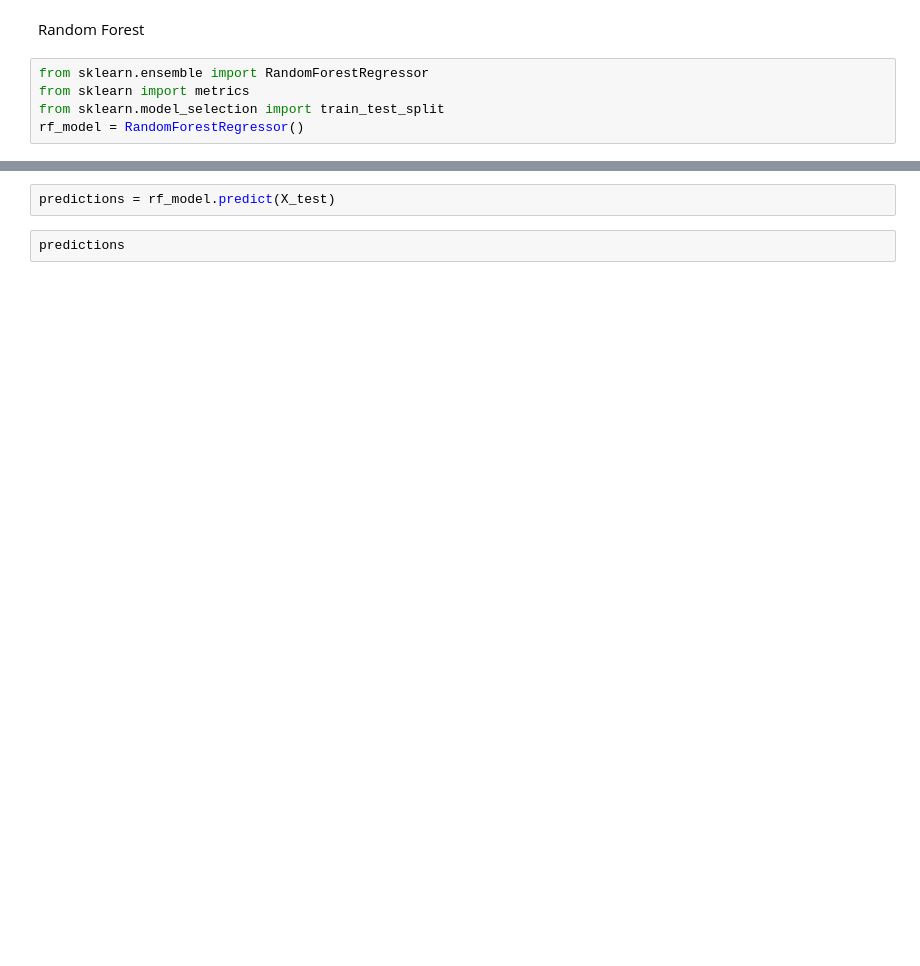
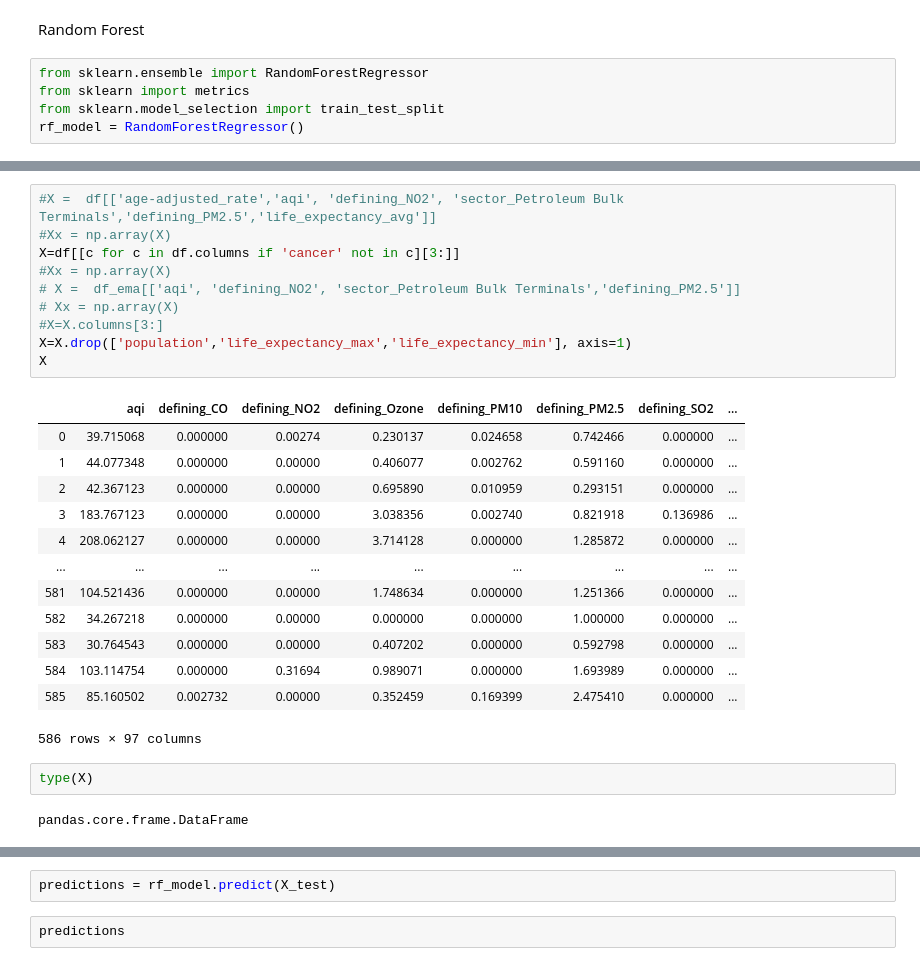
Before and after one commit to adharangaonkar/Health-Consequences-of-Increasing-AQI-and-Industrial-Waste, a Jupyter notebook: Health Consequences of Increasing AQI and Industrial Waste.ipynb, the cells around one changed output, grey strips where cells are left out. Cells and saved outputs as stored; diff of their text form; blank space fills up the shorter version.

```diff
--- a/Health Consequences of Increasing AQI and Industrial Waste.ipynb
+++ b/Health Consequences of Increasing AQI and Industrial Waste.ipynb
@@ -418,0 +853,28 @@ yy = np.array(y)
+# %%
+#X =  df[['age-adjusted_rate','aqi', 'defining_NO2', 'sector_Petroleum Bulk Terminals','defining_PM2.5','life_expectancy_avg']]
+#Xx = np.array(X)
+X=df[[c for c in df.columns if 'cancer' not in c][3:]]
+#Xx = np.array(X)
+# X =  df_ema[['aqi', 'defining_NO2', 'sector_Petroleum Bulk Terminals','defining_PM2.5']]
+# Xx = np.array(X)
+#X=X.columns[3:]
+X=X.drop(['population','life_expectancy_max','life_expectancy_min'], axis=1)
+X
+# %% [output]
+|  | aqi | defining_CO | defining_NO2 | defining_Ozone | defining_PM10 | defining_PM2.5 | defining_SO2 | ... |
+| 0 | 39.715068 | 0.000000 | 0.00274 | 0.230137 | 0.024658 | 0.742466 | 0.000000 | ... |
+| 1 | 44.077348 | 0.000000 | 0.00000 | 0.406077 | 0.002762 | 0.591160 | 0.000000 | ... |
+| 2 | 42.367123 | 0.000000 | 0.00000 | 0.695890 | 0.010959 | 0.293151 | 0.000000 | ... |
+| 3 | 183.767123 | 0.000000 | 0.00000 | 3.038356 | 0.002740 | 0.821918 | 0.136986 | ... |
+| 4 | 208.062127 | 0.000000 | 0.00000 | 3.714128 | 0.000000 | 1.285872 | 0.000000 | ... |
+| ... | ... | ... | ... | ... | ... | ... | ... | ... |
+| 581 | 104.521436 | 0.000000 | 0.00000 | 1.748634 | 0.000000 | 1.251366 | 0.000000 | ... |
+| 582 | 34.267218 | 0.000000 | 0.00000 | 0.000000 | 0.000000 | 1.000000 | 0.000000 | ... |
+| 583 | 30.764543 | 0.000000 | 0.00000 | 0.407202 | 0.000000 | 0.592798 | 0.000000 | ... |
+| 584 | 103.114754 | 0.000000 | 0.31694 | 0.989071 | 0.000000 | 1.693989 | 0.000000 | ... |
+| 585 | 85.160502 | 0.002732 | 0.00000 | 0.352459 | 0.169399 | 2.475410 | 0.000000 | ... |
+586 rows × 97 columns
+# %%
+type(X)
+# %% [output]
+pandas.core.frame.DataFrame
```
Also changed, not shown: parts of 65 cells of this notebook.
